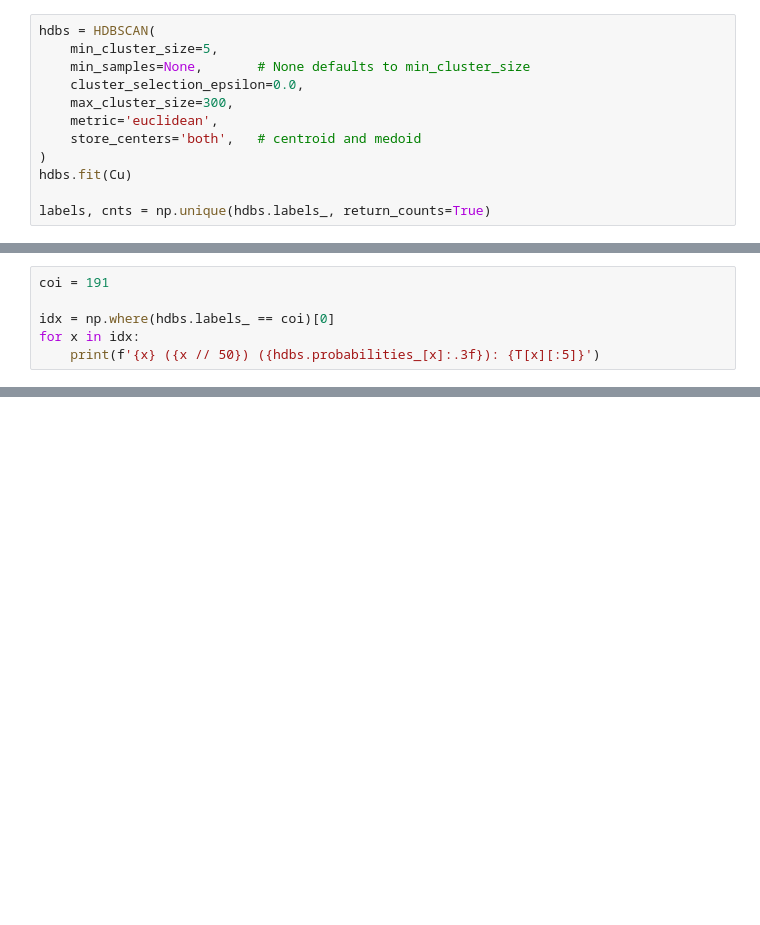
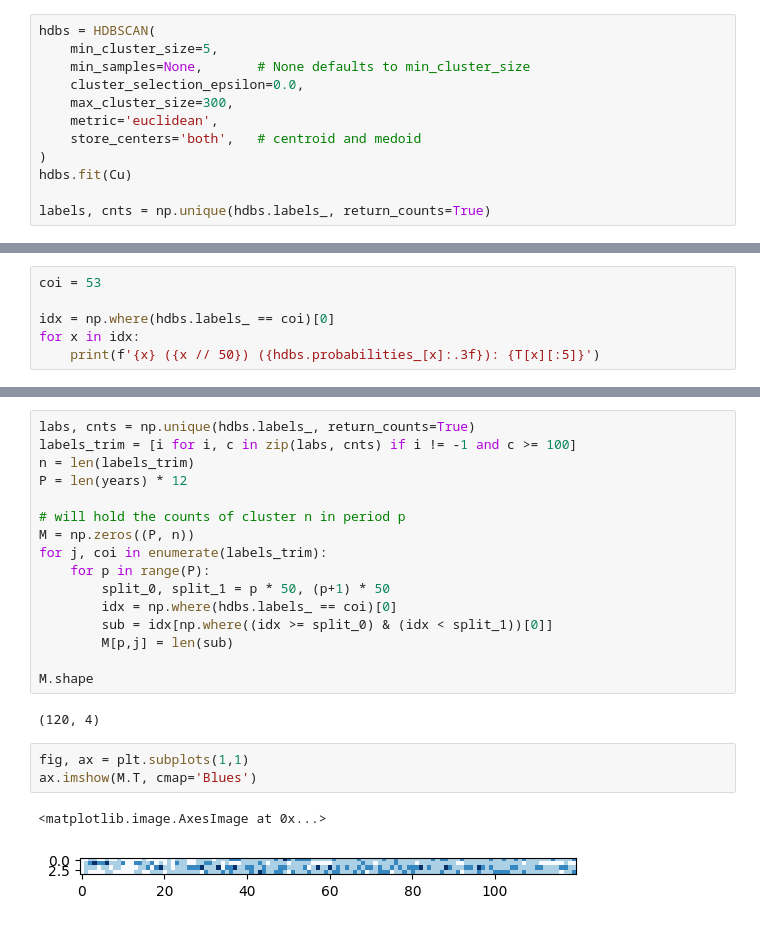
Before and after one commit to stmorse/dtm, a Jupyter notebook: notebooks/align.ipynb, the cells around one changed output, grey strips where cells are left out. Saved outputs shown, nothing was run; the diff lists cells and outputs as text; blank space fills up the shorter version.

```diff
--- a/notebooks/align.ipynb
+++ b/notebooks/align.ipynb
@@ -135,5 +166,5 @@ plt.show()
 # %%
-coi = 191
+coi = 53
 
 idx = np.where(hdbs.labels_ == coi)[0]
 for x in idx:
@@ -158,0 +296,24 @@ for x in idx:
+# %%
+labs, cnts = np.unique(hdbs.labels_, return_counts=True)
+labels_trim = [i for i, c in zip(labs, cnts) if i != -1 and c >= 100]
+n = len(labels_trim)
+P = len(years) * 12
+
+# will hold the counts of cluster n in period p
+M = np.zeros((P, n))
+for j, coi in enumerate(labels_trim):
+    for p in range(P):
+        split_0, split_1 = p * 50, (p+1) * 50
+        idx = np.where(hdbs.labels_ == coi)[0]
+        sub = idx[np.where((idx >= split_0) & (idx < split_1))[0]]
+        M[p,j] = len(sub)
+
+M.shape
+# %% [output]
+(120, 4)
+# %%
+fig, ax = plt.subplots(1,1)
+ax.imshow(M.T, cmap='Blues')
+# %% [output]
+<matplotlib.image.AxesImage at 0x...>
+[figure, added]
```
Also changed, not shown: parts of 13 cells of this notebook, 2 other files.
